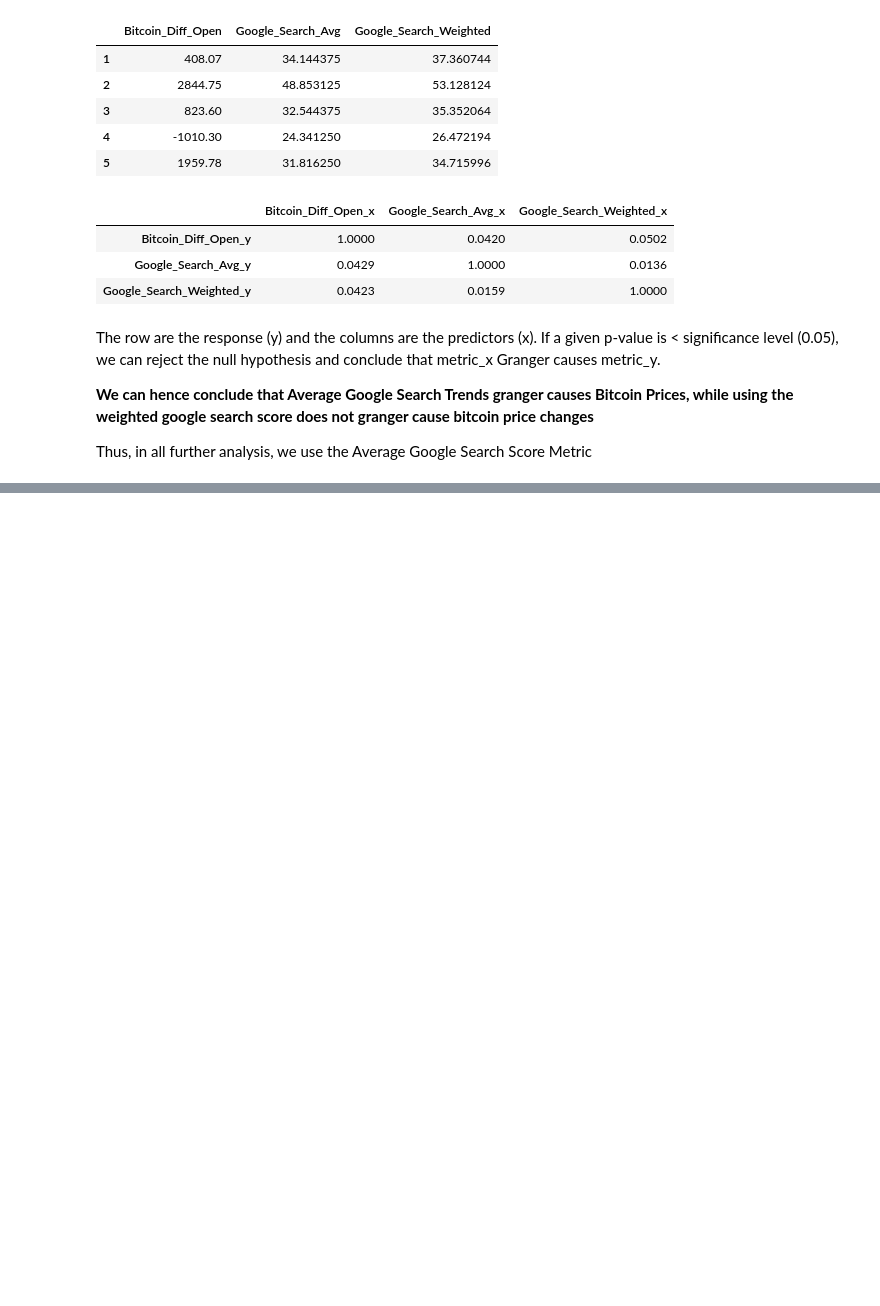
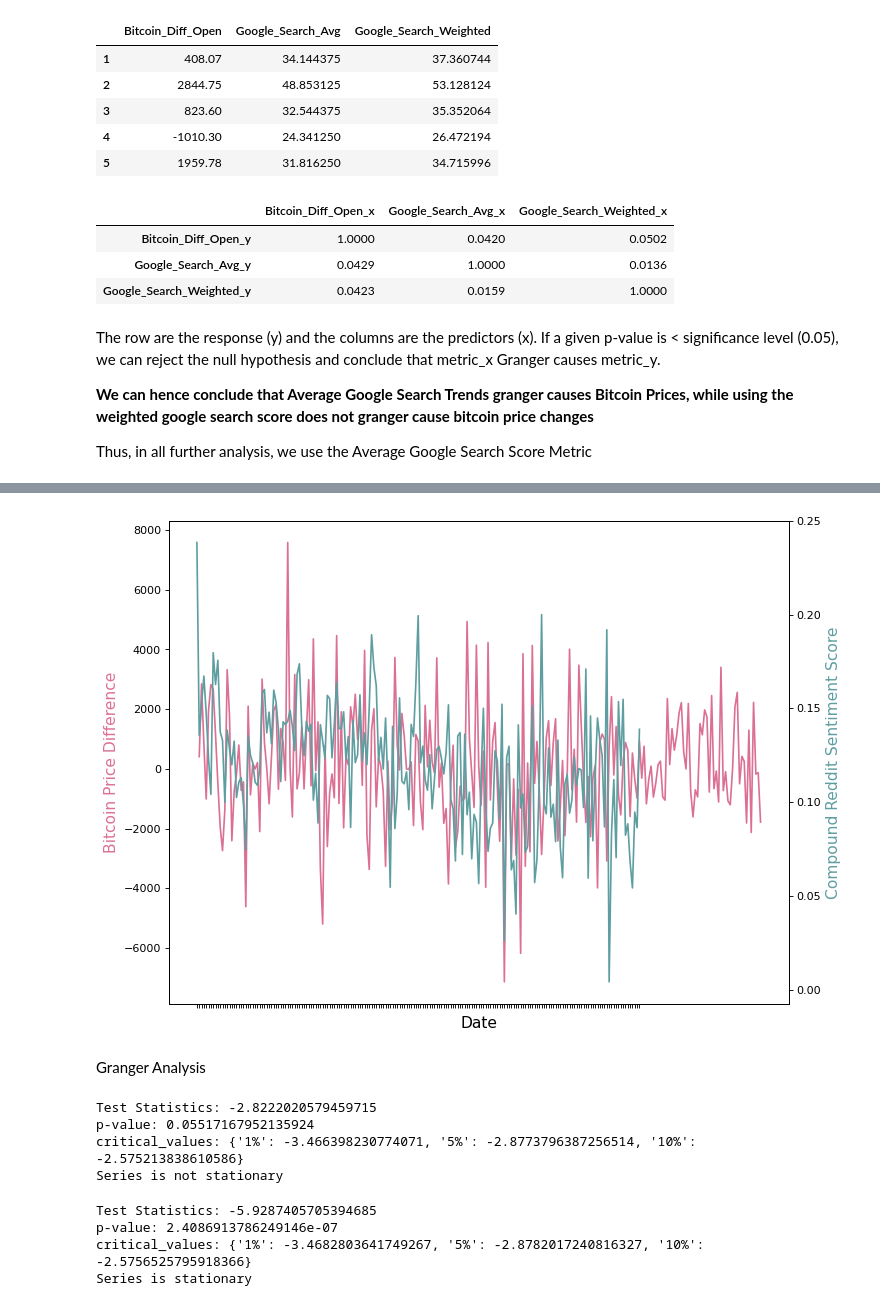
Before and after one commit to aashka-trivedi/cryptocurrency-and-public-sentiment, a Jupyter notebook: code/analysis/GrangerCausality.ipynb, the cells around one changed output, grey strips where cells are left out. Cells and saved outputs as stored; diff of their text form; code cells hidden in the pictures; blank space fills up the shorter version.

```diff
--- a/code/analysis/GrangerCausality.ipynb
+++ b/code/analysis/GrangerCausality.ipynb
@@ -203,0 +224,14 @@ Thus, in all further analysis, we use the Average Google Search Score Metric
+# %%
+plot_bitcoin_diff(reddit,'compound', bitcoin, name="Compound Reddit Sentiment Score")
+# %% [output]
+[figure, added]
+# %% [markdown]
+Granger Analysis
+# %%
+#Check if reddit sentiment is staionary
+check_stationary(reddit['compound'])
+# %% [output]
+Test Statistics: -2.8222020579459715
+p-value: 0.05517167952135924
+critical_values: {'1%': -3.466398230774071, '5%': -2.8773796387256514, '10%': -2.575213838610586}
+Series is not stationary
@@ -203,0 +240,7 @@ Thus, in all further analysis, we use the Average Google Search Score Metric
+# %%
+check_stationary(reddit_normalised)
+# %% [output]
+Test Statistics: -5.9287405705394685
+p-value: 2.4086913786249146e-07
+critical_values: {'1%': -3.4682803641749267, '5%': -2.8782017240816327, '10%': -2.5756525795918366}
+Series is stationary
```
Also changed, not shown: parts of 10 cells of this notebook, 4 other files.
